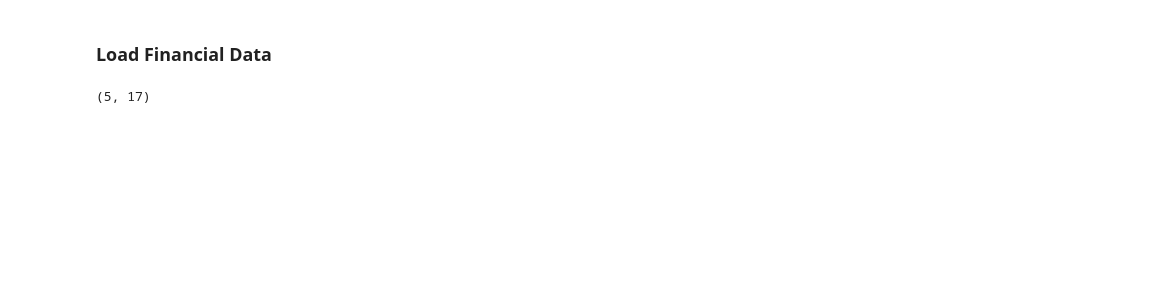
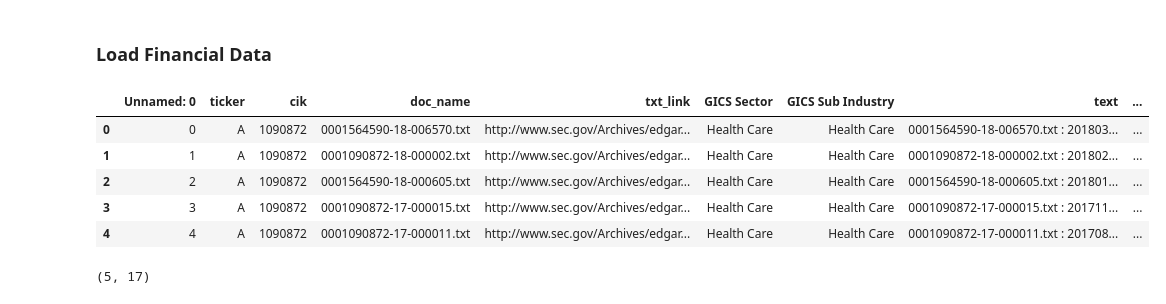
Before and after one commit to yiaktan/NLP-Stock-Prediction, a Jupyter notebook: Data Collection & PreProcessing.ipynb, the cells around one changed output. Cells and saved outputs as stored; diff of their text form; code cells hidden in the pictures; blank space fills up the shorter version.

```diff
--- a/Data Collection & PreProcessing.ipynb
+++ b/Data Collection & PreProcessing.ipynb
@@ -364,6 +358,11 @@ Number of rows to process at once (10 to 50 recommended)1
 | 4 | A | 1090872 | 0001090872-17-000011.txt | http://www.sec.gov/Archives/edgar... | Health Care | Health Care | 0001090872-17-000011.txt : 201708... | 2017-08-15 16:12:29 | [Item 2.02, Item 2.02, Item 9.01] |
 # %% [markdown]
 ### Load Financial Data
+# %%
+df1 = pd.read_csv("Data/texts1.csv.gzip",compression="gzip",parse_dates=['release_date'])
+df2 = pd.read_csv("Data/texts2.csv.gzip",compression="gzip",parse_dates=['release_date'])
+df = pd.concat([df1,df2],axis=0)
+df['items'] = df['items'].map(lambda x: ast.literal_eval(x))
 # %%
 fin_data = FinDataExtractor()
 ## Load pickle of ticker, date, and doc number
@@ -374,6 +374,15 @@ df['rm_qtr'] = df[['ticker','release_date']].apply(fin_data.get_historical_movem
 df['rm_year'] = df[['ticker','release_date']].apply(fin_data.get_historical_movements,period="year",axis=1)
 df["signal"] = df['price_change'].map(lambda x: "stay" if -1<x<1 else ("up" if x>1 else "down"))
 df.head()
+# %%
+df.head()
+# %% [output]
+|  | Unnamed: 0 | ticker | cik | doc_name | txt_link | GICS Sector | GICS Sub Industry | text | ... |
+| 0 | 0 | A | 1090872 | 0001564590-18-006570.txt | http://www.sec.gov/Archives/edgar... | Health Care | Health Care | 0001564590-18-006570.txt : 201803... | ... |
+| 1 | 1 | A | 1090872 | 0001090872-18-000002.txt | http://www.sec.gov/Archives/edgar... | Health Care | Health Care | 0001090872-18-000002.txt : 201802... | ... |
+| 2 | 2 | A | 1090872 | 0001564590-18-000605.txt | http://www.sec.gov/Archives/edgar... | Health Care | Health Care | 0001564590-18-000605.txt : 201801... | ... |
+| 3 | 3 | A | 1090872 | 0001090872-17-000015.txt | http://www.sec.gov/Archives/edgar... | Health Care | Health Care | 0001090872-17-000015.txt : 201711... | ... |
+| 4 | 4 | A | 1090872 | 0001090872-17-000011.txt | http://www.sec.gov/Archives/edgar... | Health Care | Health Care | 0001090872-17-000011.txt : 201708... | ... |
 # %%
 import ast
 
```
Also changed, not shown: parts of 17 cells of this notebook.
